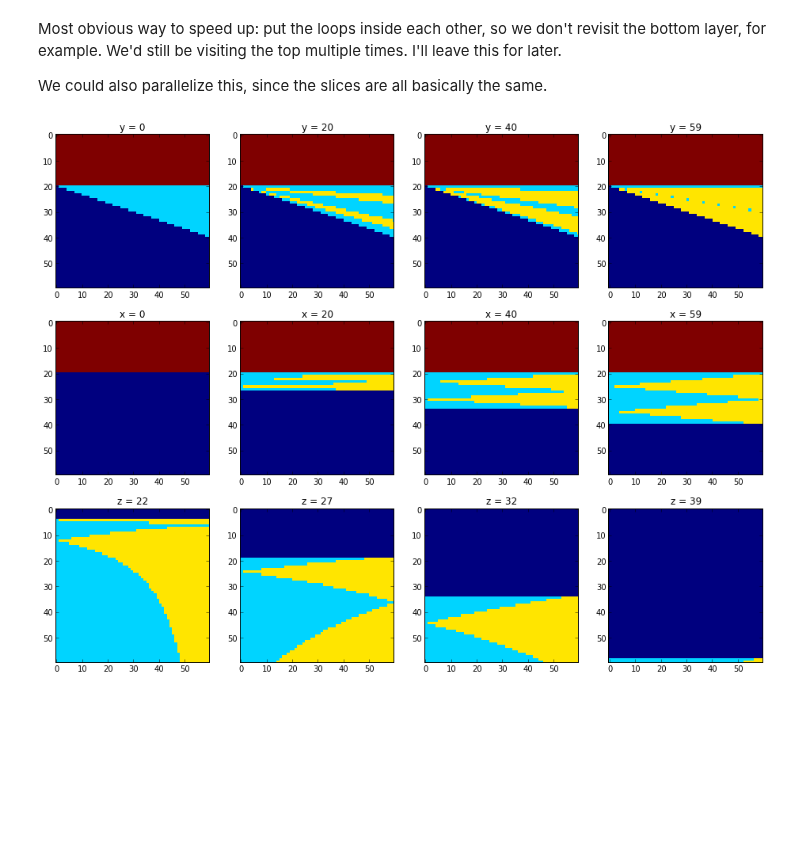
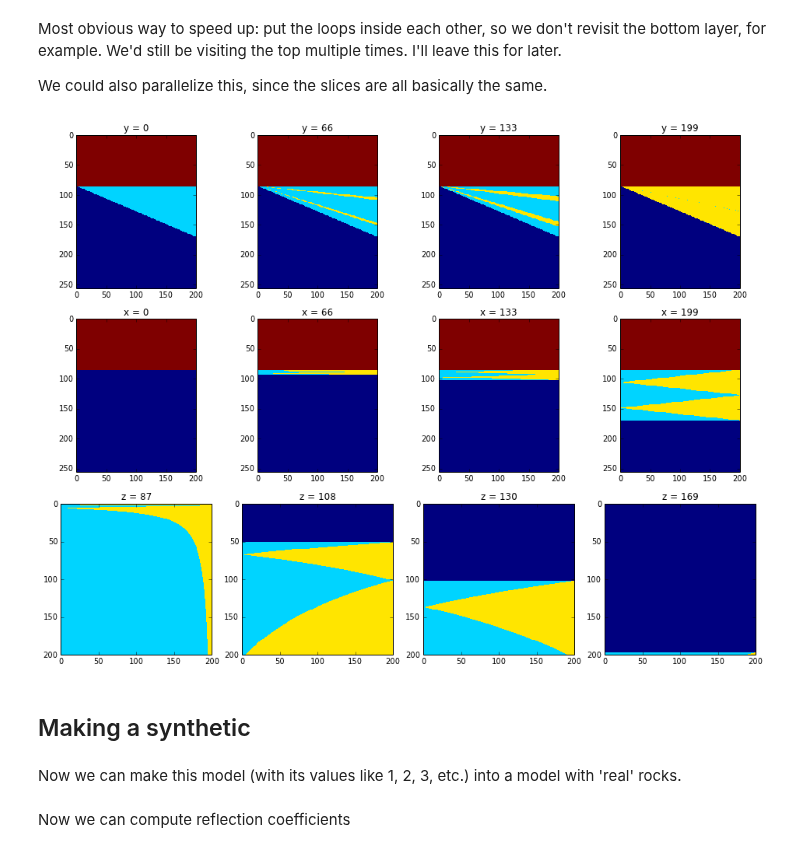
Before and after one commit to kwinkunks/notebooks, a Jupyter notebook: Spectral_wedge.ipynb, the cells around one changed output. Saved outputs shown, nothing was run; the diff lists cells and outputs as text; code cells hidden in the pictures; blank space fills up the shorter version.

Commit message:
added synth and RGB

```diff
--- a/Spectral_wedge.ipynb
+++ b/Spectral_wedge.ipynb
@@ -11,9 +11,9 @@ import numpy as np
 # %% [markdown]
 Set up the model. Warning — it gets very slow for numbers over 100. I tested everything with depth = length = width = 60.
 # %%
-depth = 60. # z range
-length = 60.# x range
-width = 60. # y range
+depth = 256. # z range
+length = 200.# x range
+width = 200. # y range
 subwedges= 2
 # %% [markdown]
 We will build the wedge layer by layer. Start with a blank slate. Rock = 1.
@@ -126,30 +126,34 @@ We could also parallelize this, since the slices are all basically the same.
 # %%
 plt.figure(figsize=(16,12))
 
 for j in range(3):
     plt.subplot(3,4,j+1)
     plt.title('y = ' + str(int(j*(length/3))))
     plt.imshow(model[:,:,j*20], interpolation='nearest', vmax=4., vmin=1.)
 plt.subplot(3,4,4)
 plt.title('y = ' + str(int(length-1)))
 plt.imshow(model[:,:,-1], interpolation='nearest', vmax=4., vmin=1.)
 
-for j in range(plots-1):
+for j in range(3):
     plt.subplot(3,4,5+j)
     plt.title('x = ' + str(int(j*(width/3))))
     plt.imshow(model[:,j*20,:], interpolation='nearest', vmax=4., vmin=1.)
 plt.subplot(3,4,8)
 plt.title('x = ' + str(int(width-1)))
 plt.imshow(model[:,-1,:], interpolation='nearest', vmax=4., vmin=1.)
 
-for j in range(plots-1):
+for j in range(3):
     plt.subplot(3,4,9+j)
     plt.title('z = ' + str(1 + int(1 + depth/3 + j*(depth/(3*4)))))
     plt.imshow(model[1 + int(depth/3 + j*(depth/(3*4))),:,:], interpolation='nearest', vmax=4., vmin=1.)
 plt.subplot(3,4,12)
 plt.title('z = ' + str(int(2*depth/3 - 1)))
 plt.imshow(model[int(2*depth/3 - 1),:,:], interpolation='nearest', vmax=4., vmin=1.)
 
 plt.show()
 # %% [output]
-[figure, old version]
+[figure, new version]
+# %% [markdown]
+## Making a synthetic
+# %% [markdown]
+Now we can make this model (with its values like 1, 2, 3, etc.) into a model with 'real' rocks.
@@ -155,0 +172,2 @@ plt.show()
+# %% [markdown]
+Now we can compute reflection coefficients
```
Also changed, not shown: parts of 14 cells of this notebook.
